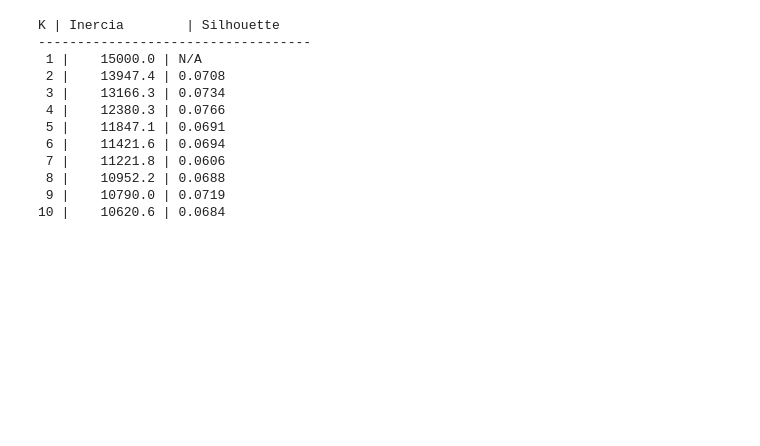
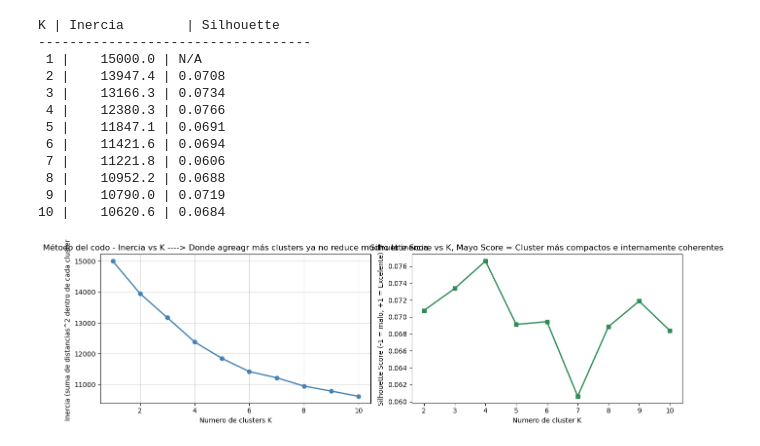
Before and after one commit to Jorge0827/MasterIA-Cohorte7, a Jupyter notebook: Unidad 3/clase3/clase3_clustering_pca.ipynb, the cells around one changed output. Cells and saved outputs as stored; diff of their text form; code cells hidden in the pictures; blank space fills up the shorter version.

Commit message:
Clase Clustering y PCA Finalizada

```diff
--- a/Unidad 3/clase3/clase3_clustering_pca.ipynb
+++ b/Unidad 3/clase3/clase3_clustering_pca.ipynb
@@ -133,3 +133,32 @@ K | Inercia        | Silhouette
  8 |    10952.2 | 0.0688
  9 |    10790.0 | 0.0719
 10 |    10620.6 | 0.0684
+# %%
+fig, axes = plt.subplots(1, 2, figsize=(13, 4))
+
+axes[0].plot(k_valores, inercias, marker='o', color='steelblue', linewidth=2, markersize=6)
+axes[0].set_title('Método del codo - Inercia vs K ----> Donde agreagr más clusters ya no reduce mucho la inercia')
+
+axes[0].set_xlabel('Numero de clusters K')
+axes[0].set_ylabel('Inercia (suma de distancias^2 dentro de cada cluster)')
+axes[0].grid(alpha=0.5)
+
+
+#Panel derecho
+
+k_vals_sil = list(k_valores)[1:]
+sill_vals = silhouettes[1:]
+
+axes[1].plot(k_vals_sil, sill_vals, marker='s', color='seagreen', linewidth=2, markersize=6)
+axes[1].set_title('Silhuette Score vs K, Mayo Score = Cluster más compactos e internamente coherentes')
+
+axes[1].set_xlabel('Numero de cluster K')
+axes[1].set_ylabel('Silhouette Score (-1 = malo, +1 = Excelente)')
+axes[0].grid(alpha=0.5)
+
+plt.tight_layout()
+
+
+plt.show()
+# %% [output]
+[figure, added]
```
Also changed, not shown: parts of 4 cells of this notebook, 3 other files.
